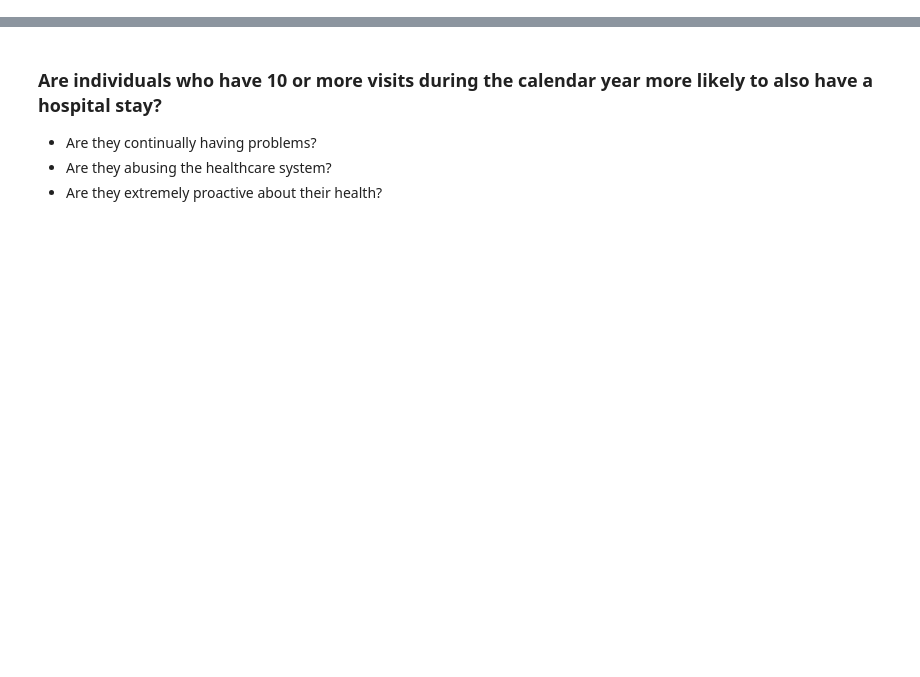
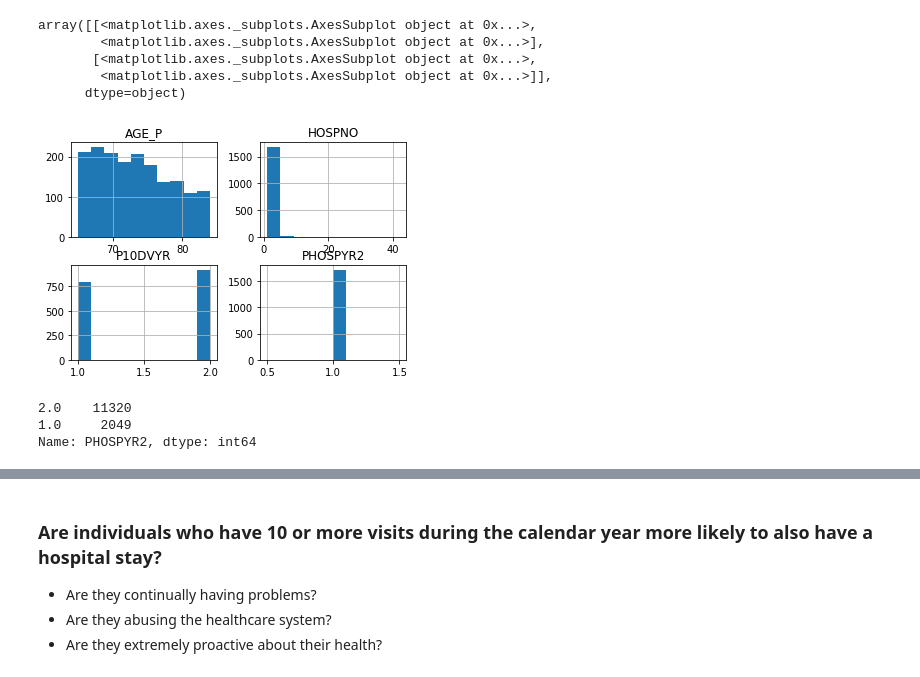
Before and after one commit to allej8/nhis, a Jupyter notebook: nhis-case-study.ipynb, the cells around one changed output, grey strips where cells are left out. Cells and saved outputs as stored; diff of their text form; code cells hidden in the pictures; blank space fills up the shorter version.

```diff
--- a/nhis-case-study.ipynb
+++ b/nhis-case-study.ipynb
@@ -52,0 +28,24 @@ Name: HOSPNO, dtype: int64
+# %%
+def remove_useless_responses(df, col, values):
+    df[col] = np.where(df[col].isin(values), np.nan, df[col])
+
+remove_useless_responses(peeps65, 'HOSPNO', [999])
+remove_useless_responses(peeps65, 'AGE_P', [85])
+remove_useless_responses(peeps65, 'P10DVYR', [7,8,9])
+remove_useless_responses(peeps65, 'PHOSPYR2', [7,8,9])
+
+peeps65[['AGE_P', 'P10DVYR', 'PHOSPYR2', 'HOSPNO']].dropna().hist()
+# %% [output]
+array([[<matplotlib.axes._subplots.AxesSubplot object at 0x...>,
+        <matplotlib.axes._subplots.AxesSubplot object at 0x...>],
+       [<matplotlib.axes._subplots.AxesSubplot object at 0x...>,
+        <matplotlib.axes._subplots.AxesSubplot object at 0x...>]],
+      dtype=object)
+[figure, added]
+# %%
+# histogram was usless
+peeps65['PHOSPYR2'].value_counts()
+# %% [output]
+2.0    11320
+1.0     2049
+Name: PHOSPYR2, dtype: int64
```
Also changed, not shown: parts of 17 cells of this notebook, 1 other file.
